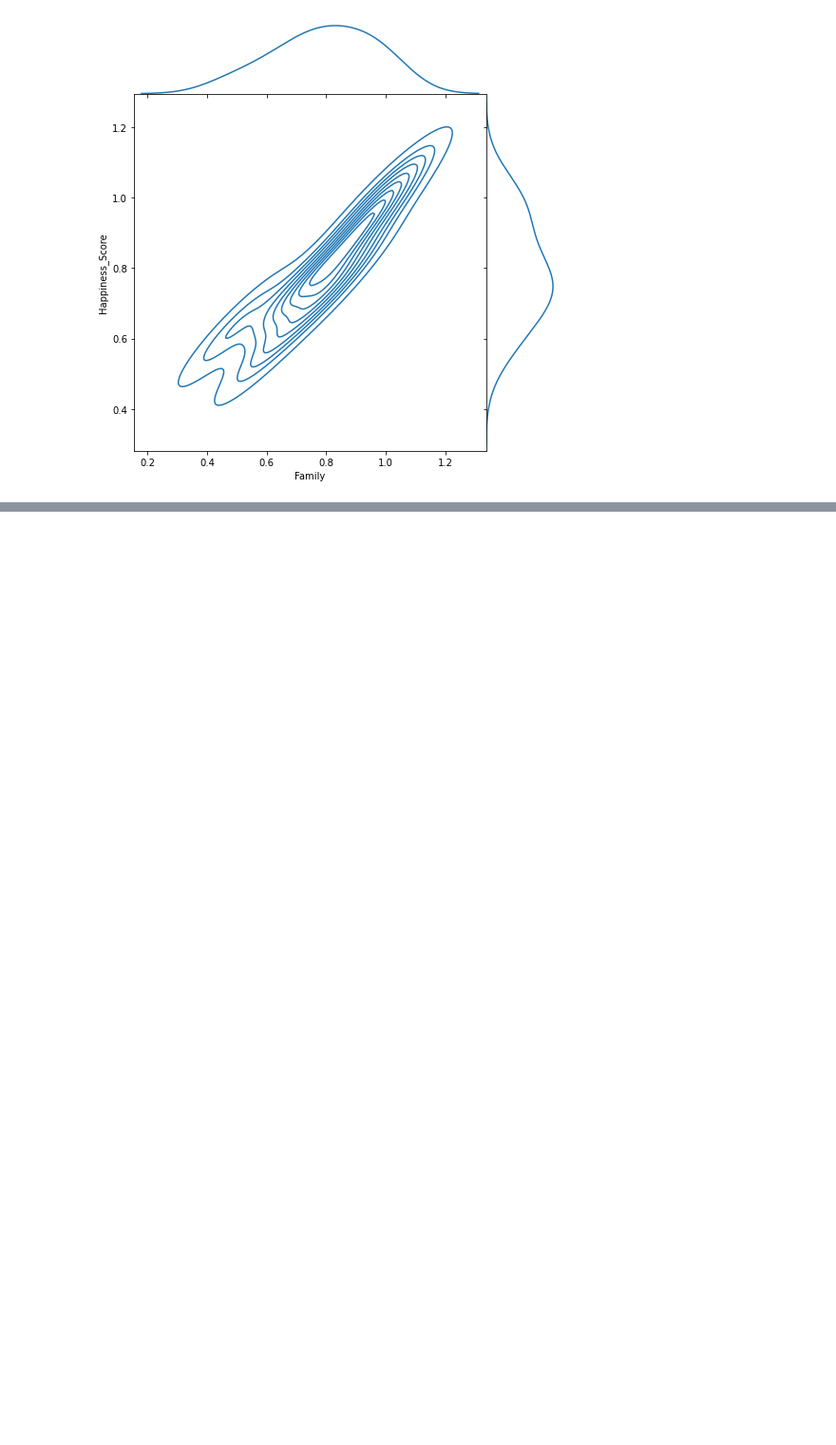
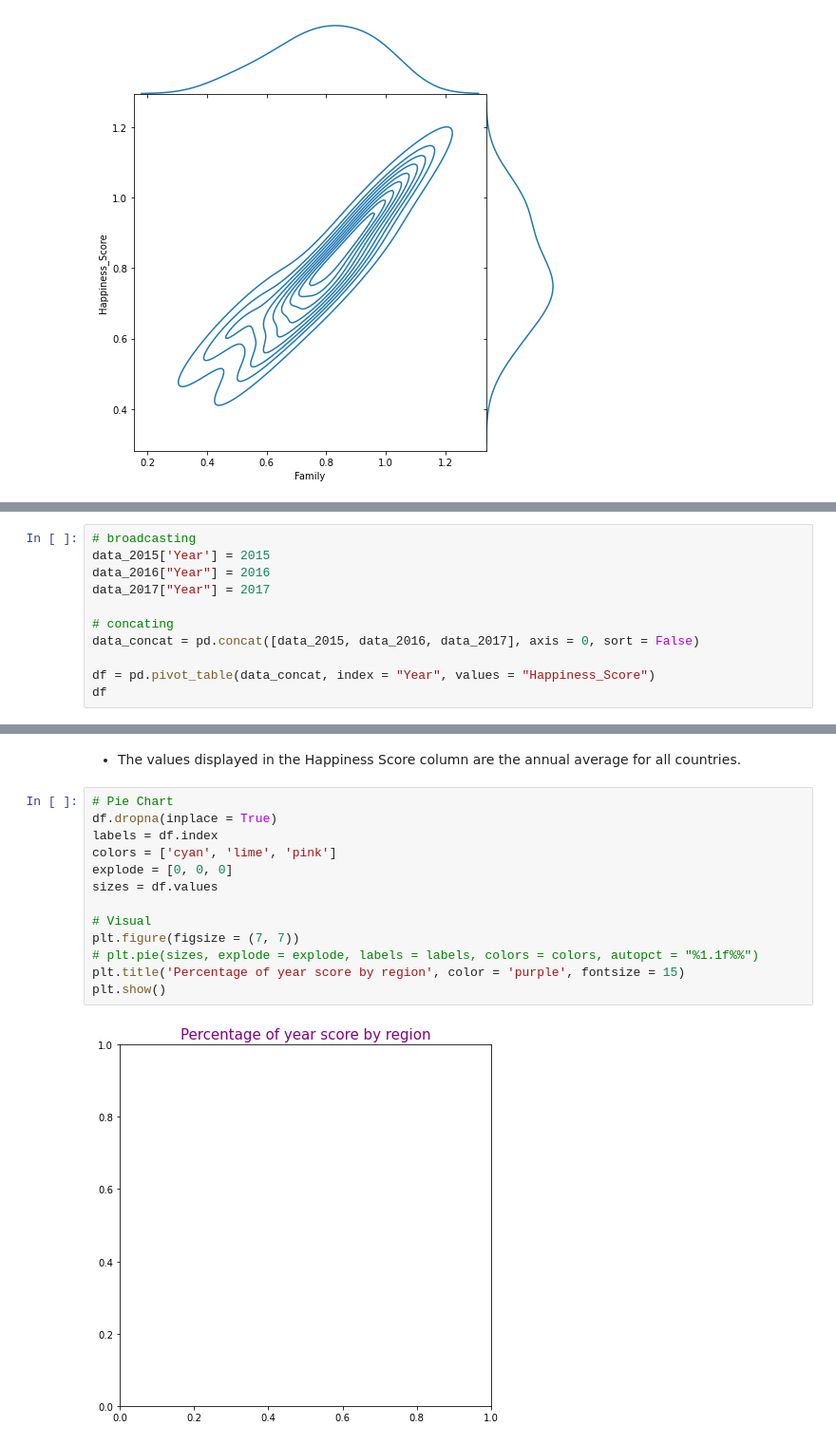
Before and after one commit to ApurbaKumarMajumder/Machine-Learning, a Jupyter notebook: Models/World_Happiness_Report_Data_Compilation.ipynb, the cells around one changed output, grey strips where cells are left out. Shown at 95% size. Drawn from its saved outputs; the diff is of its cells as text; blank space fills up the shorter version.

```diff
--- a/Models/World_Happiness_Report_Data_Compilation.ipynb
+++ b/Models/World_Happiness_Report_Data_Compilation.ipynb
@@ -269,0 +281,11 @@ plt.show()
+# %%
+# broadcasting
+data_2015['Year'] = 2015
+data_2016["Year"] = 2016
+data_2017["Year"] = 2017
+
+# concating
+data_concat = pd.concat([data_2015, data_2016, data_2017], axis = 0, sort = False)
+
+df = pd.pivot_table(data_concat, index = "Year", values = "Happiness_Score")
+df
@@ -269,0 +298,17 @@ plt.show()
+# %% [markdown]
+* The values displayed in the Happiness Score column are the annual average for all countries.
+# %%
+# Pie Chart
+df.dropna(inplace = True)
+labels = df.index
+colors = ['cyan', 'lime', 'pink']
+explode = [0, 0, 0]
+sizes = df.values
+
+# Visual
+plt.figure(figsize = (7, 7))
+# plt.pie(sizes, explode = explode, labels = labels, colors = colors, autopct = "%1.1f%%")
+plt.title('Percentage of year score by region', color = 'purple', fontsize = 15)
+plt.show()
+# %% [output]
+[figure, added]
```
Also changed, not shown: parts of 5 cells of this notebook.
